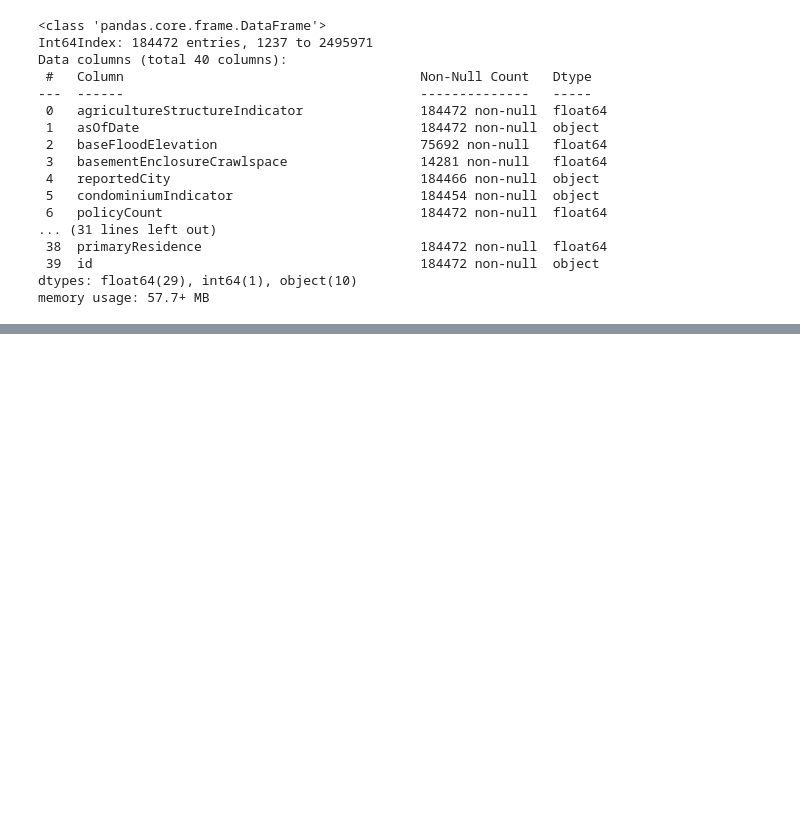
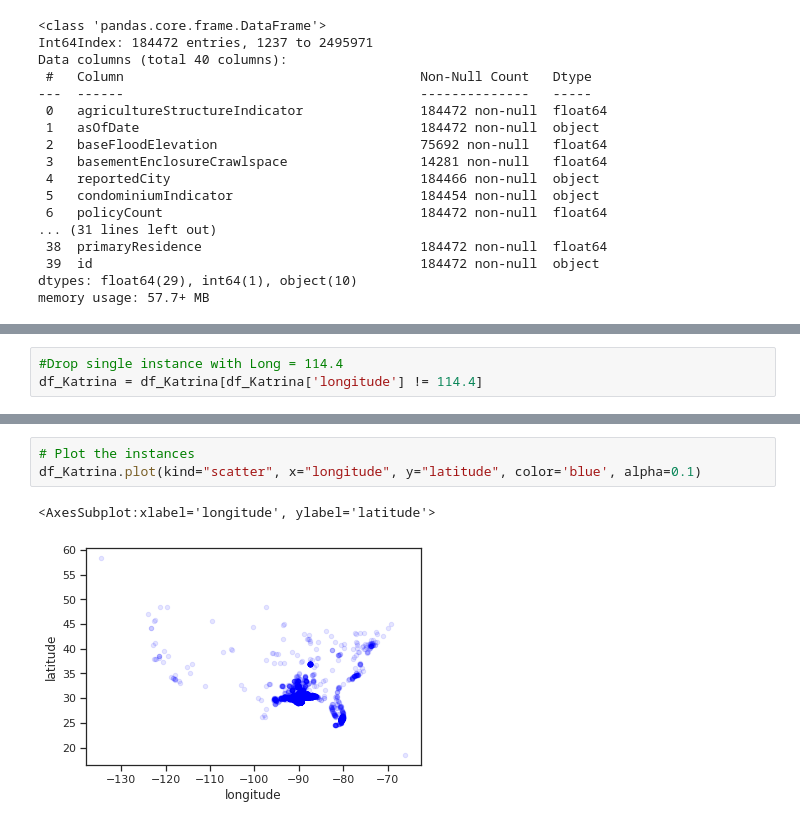
Before and after one commit to samroeslin/National-Flood-Insurance-Program, a Jupyter notebook: Flood_data_2005_event.ipynb, the cells around one changed output, grey strips where cells are left out. Cells and saved outputs as stored; diff of their text form; blank space fills up the shorter version.

```diff
--- a/Flood_data_2005_event.ipynb
+++ b/Flood_data_2005_event.ipynb
@@ -194,0 +252,3 @@ memory usage: 57.7+ MB
+# %%
+#Drop single instance with Long = 114.4
+df_Katrina = df_Katrina[df_Katrina['longitude'] != 114.4]
@@ -194,0 +267,6 @@ memory usage: 57.7+ MB
+# %%
+# Plot the instances
+df_Katrina.plot(kind="scatter", x="longitude", y="latitude", color='blue', alpha=0.1)
+# %% [output]
+<AxesSubplot:xlabel='longitude', ylabel='latitude'>
+[figure, added]
```
Also changed, not shown: parts of 35 cells of this notebook.
